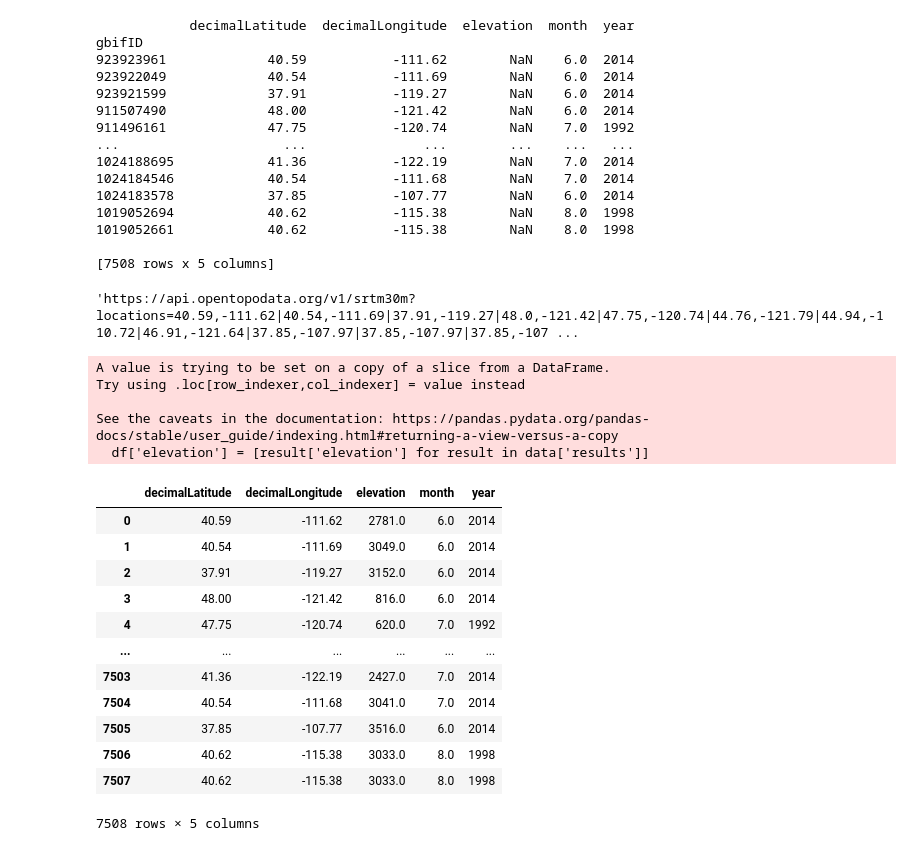
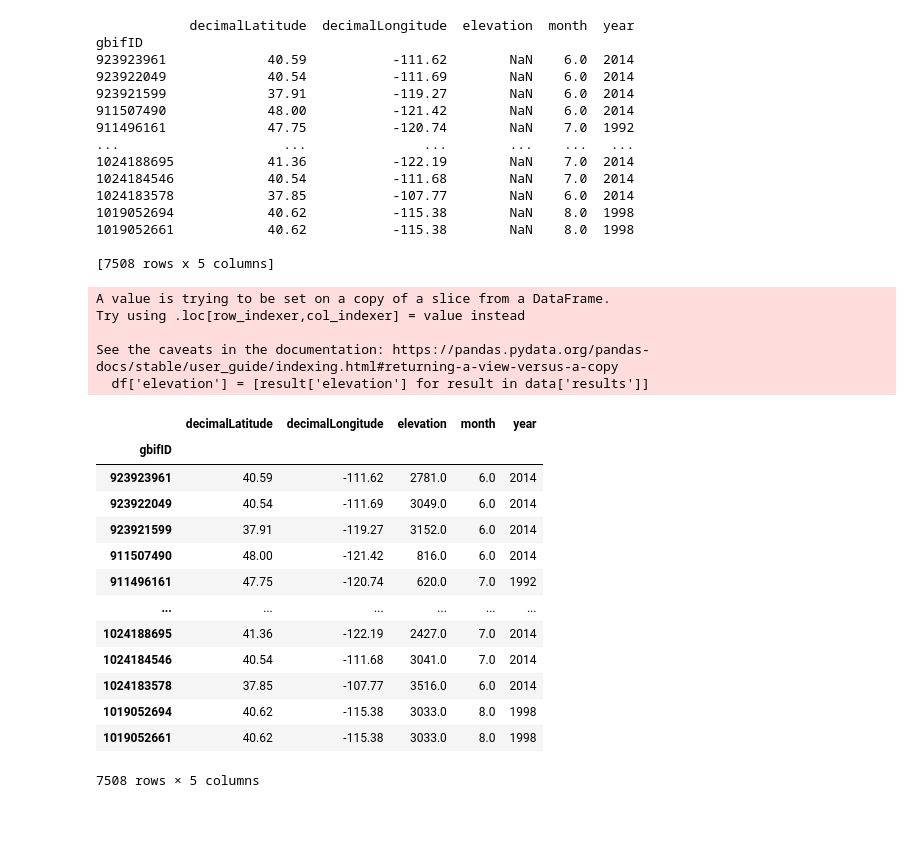
Before and after one commit to earthlab-education/foundations-of-earth-analytics-2024-species-distribution-coding-challenge-fundamentals-03-species-di, a Jupyter notebook: notebooks/Pika-spotting-trends.ipynb, the cells around one changed output. Cells and saved outputs as stored; diff of their text form; code cells hidden in the pictures; blank space fills up the shorter version.

```diff
--- a/notebooks/Pika-spotting-trends.ipynb
+++ b/notebooks/Pika-spotting-trends.ipynb
@@ -209,24 +195,6 @@ gbifID
 1019052661            40.62           -115.38        NaN    8.0  1998
 
 [7508 rows x 5 columns]
-# %%
-locations_str = "|".join([
-    f"{row['decimalLatitude']},{row['decimalLongitude']}"
-    for _, row in df_chunk.iterrows()
-])
-
-elev_dataset = "srtm30m"
-
-    # Open Topo Data API endpoint
-url = (
-    f"https://api.opentopodata.org/v1/{elev_dataset}"
-    f"?locations={locations_str}"
-)
-
-
-url
-# %% [output]
-'https://api.opentopodata.org/v1/srtm30m?locations=40.59,-111.62|40.54,-111.69|37.91,-119.27|48.0,-121.42|47.75,-120.74|44.76,-121.79|44.94,-110.72|46.91,-121.64|37.85,-107.97|37.85,-107.97|37.85,-107 ...
 # %%
 # Define a function to pull elevation data via Open-Elevation API
 def get_altitudes(df):
@@ -288,19 +256,23 @@ Try using .loc[row_indexer,col_indexer] = value instead
 
 See the caveats in the documentation: https://pandas.pydata.org/pandas-docs/stable/user_guide/indexing.html#returning-a-view-versus-a-copy
   df['elevation'] = [result['elevation'] for result in data['results']]
-# %%
-gbif_df_wAltitude
-# %% [output]
-|  | decimalLatitude | decimalLongitude | elevation | month | year |
-| 0 | 40.59 | -111.62 | 2781.0 | 6.0 | 2014 |
-| 1 | 40.54 | -111.69 | 3049.0 | 6.0 | 2014 |
-| 2 | 37.91 | -119.27 | 3152.0 | 6.0 | 2014 |
-| 3 | 48.00 | -121.42 | 816.0 | 6.0 | 2014 |
-| 4 | 47.75 | -120.74 | 620.0 | 7.0 | 1992 |
-| ... | ... | ... | ... | ... | ... |
-| 7503 | 41.36 | -122.19 | 2427.0 | 7.0 | 2014 |
-| 7504 | 40.54 | -111.68 | 3041.0 | 7.0 | 2014 |
-| 7505 | 37.85 | -107.77 | 3516.0 | 6.0 | 2014 |
-| 7506 | 40.62 | -115.38 | 3033.0 | 8.0 | 1998 |
-| 7507 | 40.62 | -115.38 | 3033.0 | 8.0 | 1998 |
-7508 rows × 5 columns
+# %%
+#Lost the index with altitude somehow
+gbif_df_wAltitude.index = gbif_df.index
+
+gbif_df_wAltitude
+# %% [output]
+|  | decimalLatitude | decimalLongitude | elevation | month | year |
+| gbifID |  |  |  |  |  |
+| 923923961 | 40.59 | -111.62 | 2781.0 | 6.0 | 2014 |
+| 923922049 | 40.54 | -111.69 | 3049.0 | 6.0 | 2014 |
+| 923921599 | 37.91 | -119.27 | 3152.0 | 6.0 | 2014 |
+| 911507490 | 48.00 | -121.42 | 816.0 | 6.0 | 2014 |
+| 911496161 | 47.75 | -120.74 | 620.0 | 7.0 | 1992 |
+| ... | ... | ... | ... | ... | ... |
+| 1024188695 | 41.36 | -122.19 | 2427.0 | 7.0 | 2014 |
+| 1024184546 | 40.54 | -111.68 | 3041.0 | 7.0 | 2014 |
+| 1024183578 | 37.85 | -107.77 | 3516.0 | 6.0 | 2014 |
+| 1019052694 | 40.62 | -115.38 | 3033.0 | 8.0 | 1998 |
+| 1019052661 | 40.62 | -115.38 | 3033.0 | 8.0 | 1998 |
+7508 rows × 5 columns
```
Also changed, not shown: parts of 5 cells of this notebook.
